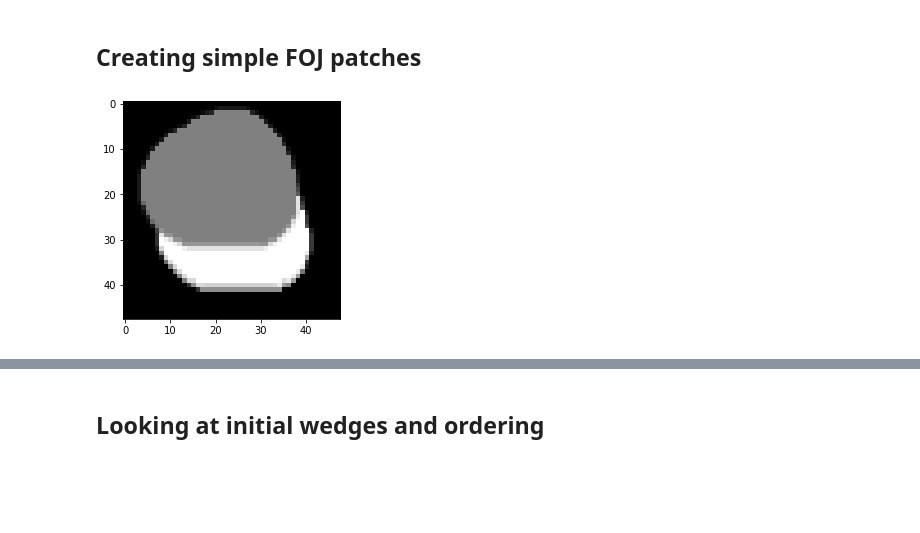
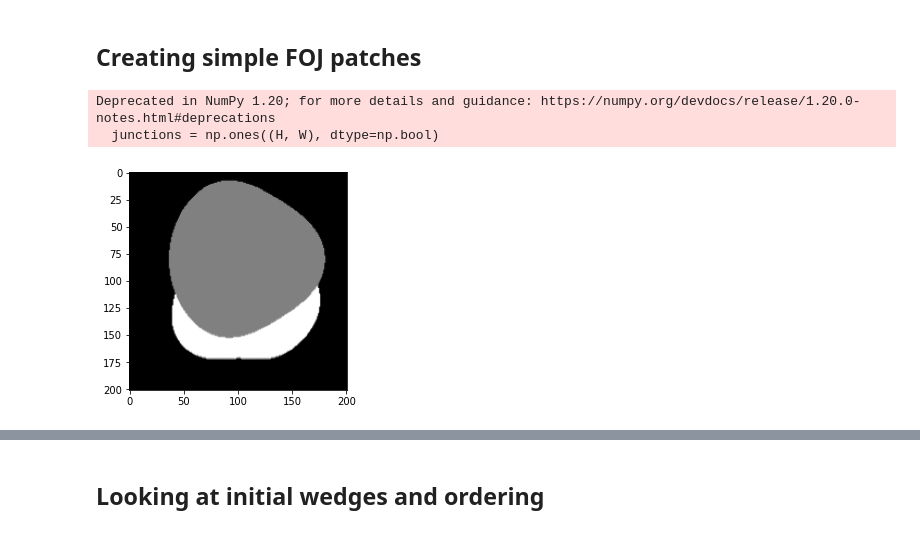
Before and after one commit to aneeldamaraju/fieldofjunctions, a Jupyter notebook: ordinal_depth/cavi-2Objects.ipynb, the cells around one changed output, grey strips where cells are left out. Drawn from its saved outputs; the diff is of its cells as text; code cells hidden in the pictures; blank space fills up the shorter version.

```diff
--- a/ordinal_depth/cavi-2Objects.ipynb
+++ b/ordinal_depth/cavi-2Objects.ipynb
@@ -80,7 +91,7 @@ def get_curvature(rad):
 
 
 
-H = W = 48
+H = W = 201
 maxrad = H / 2.5
 minrad = H / 4.0
 
@@ -118,34 +129,36 @@ for i in range(num_imgs):
 #         np.save(f'datasets/blobs_small/rad_{blob_id}_{i:03}.npy', rad)
 #         np.save(f'datasets/blobs_small/pts_{blob_id}_{i:03}.npy', pts)
 
 
         curr_edges = np.zeros((H, W), dtype=np.uint8)
         cv2.fillPoly(img_np, pts, color=clr, lineType=cv2.LINE_AA)
         cv2.fillPoly(edges, pts, color=(0,))
         cv2.fillPoly(curr_edges, pts, color=(0,))
         cv2.fillPoly(curvature_img, pts, color=(0,))
 
         curvature = get_curvature(rad)
         for t in range(1000):
             clr = curvature[10*t:10*t+10].mean() / 0.02  # Not sure why 0.02, but that's the range
             cv2.polylines(curvature_img, pts[:, 10*t:10*t+10, :], False, (clr,), 1)
             cv2.polylines(curr_edges,    pts[:, 10*t:10*t+10, :], False, (255,), 1)
             cv2.polylines(edges,         pts[:, 10*t:10*t+10, :], False, (255,), 1)
 
 
         junctions &= (curr_edges > 128)
 
 
 # img_np = cv2.resize(img_np, (55, 55), interpolation=cv2.INTER_AREA)
 # edges = cv2.resize(edges, (55, 55), interpolation=cv2.INTER_AREA)
 # junctions = cv2.resize(np.uint8(junctions) * 255, (55, 55), interpolation=cv2.INTER_AREA)
 # curvature_img = cv2.resize(curvature_img, (55, 55), interpolation=cv2.INTER_AREA)
 
 plt.imshow(img_np,cmap='gray')
 img = img_np.reshape(img_np.shape[0],img_np.shape[1],1)
 img = np.asarray(img/255.0,dtype=np.float32)
 # %% [output]
+Deprecated in NumPy 1.20; for more details and guidance: https://numpy.org/devdocs/release/1.20.0-notes.html#deprecations
+  junctions = np.ones((H, W), dtype=np.bool)
-[figure, old version]
+[figure, new version]
 # %%
 # Create opts object
 opts = SimpleNamespace()
```
Also changed, not shown: parts of 55 cells of this notebook, 5 other files.
